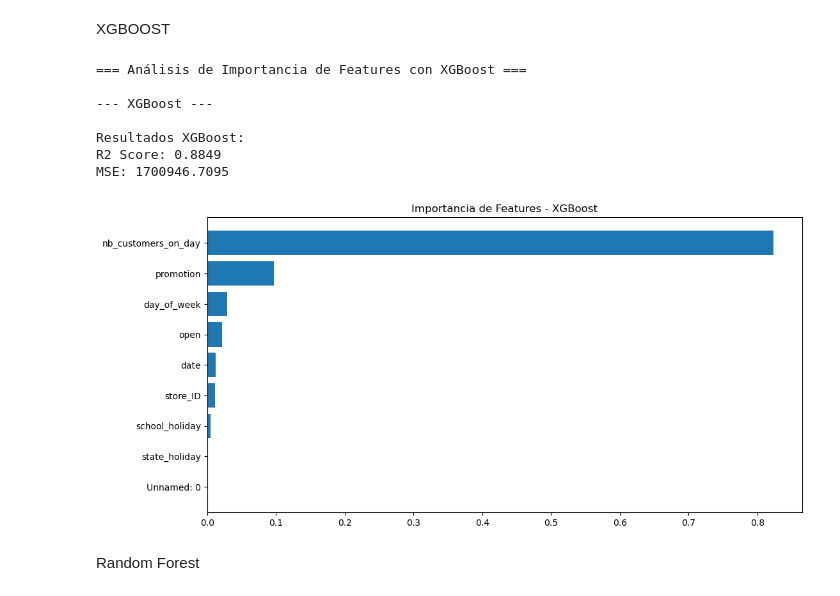
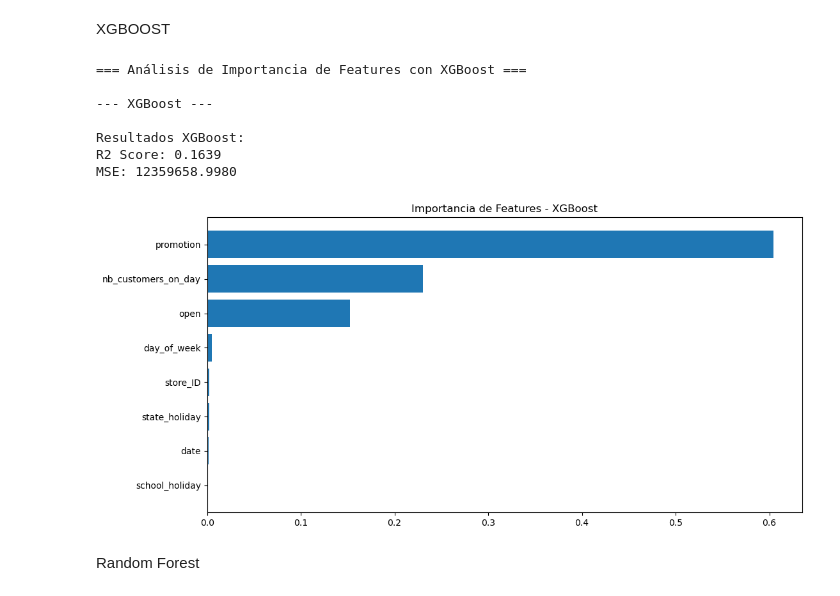
Before and after one commit to cindymart/mini-project-iron-kaggle, a Jupyter notebook: code/main.ipynb, the cells around one changed output. Saved outputs shown, nothing was run; the diff lists cells and outputs as text; code cells hidden in the pictures.

```diff
--- a/code/main.ipynb
+++ b/code/main.ipynb
@@ -6,8 +6,19 @@ Importar Data
 
 import numpy as np
 import pandas as pd
+import seaborn as sns
+import matplotlib.pyplot as plt
+import xgboost as xgb
+import warnings
 
-salesDF = pd.read_csv('../data/sales.csv')
+from sklearn.model_selection import train_test_split
+from sklearn.linear_model import LinearRegression
+from sklearn.metrics import mean_squared_error, r2_score, mean_absolute_error
+from sklearn.ensemble import RandomForestRegressor
+
+warnings.filterwarnings('ignore')
+
+salesDF = pd.read_csv('../data/sales.csv', index_col=0)
 # %% [markdown]
 Entender el dataset
 # %%
@@ -114,8 +124,9 @@ dtype: float64
 # %% [markdown]
 Convertir fecha a timestamp int64
 # %%
-# Convertir la fecha a timestamp
-sales_cleaned['date'] = pd.to_datetime(sales_cleaned['date'], format='%Y-%m-%d').astype(np.int64) // 10**9
+
+sales_cleaned['date'] = sales_cleaned['date'].str[5:7]
+sales_cleaned['date']= sales_cleaned['date'].astype(int)
 
 # Verificar el cambio de date
 print("\nTipo de datos de la columna date después de la conversión:")
@@ -130,8 +141,8 @@ Convertir state_holiday a int64
 good_state_holiday = {
     '0': 0,
     'a': 1,
-    'b': 2,
-    'c': 3
+    'b': 1,
+    'c': 1
 }
 
 # Convertir state_holiday a números y asegurar tipo int64
@@ -180,21 +189,3 @@ y = sales_cleaned['sales']  # Variable objetivo
 X_train, X_test, y_train, y_test = train_test_split(X, y, test_size=0.2, random_state=42)
 # %% [markdown]
 LINEAR REGRESSION
-# %%
-# Entrenar modelo
-model = LinearRegression()
-model.fit(X_train, y_train)
-
-# Predecir y evaluar
-y_pred = model.predict(X_test)
-print("\nResultados del modelo de Regresión Lineal:")
-print(f"R2 Score: {r2_score(y_test, y_pred):.4f}")
-print(f"MSE: {mean_squared_error(y_test, y_pred):.4f}")
-
-# Importancia de las características
-feature_importance = pd.DataFrame({
-    'feature': X.columns,
-    'importance': abs(model.coef_)
-})
-print("\nImportancia de características:")
-print(feature_importance.sort_values('importance', ascending=False))
@@ -218,8 +255,7 @@ Importancia de características:
 XGBOOST
 # %%
 # Importar las librerías necesarias
-import xgboost as xgb
-from sklearn.metrics import mean_squared_error, r2_score
+
 
 print("\n=== Análisis de Importancia de Features con XGBoost ===")
 
@@ -229,37 +265,37 @@ print("\n--- XGBoost ---")
 params_xgb = {
     'n_estimators': 100,
     'learning_rate': 0.1,
-    'max_depth': 3,
+    'max_depth': 15,
     'random_state': 42
 }
 
 # Instanciar y entrenar modelo XGBoost
 model_xgb = xgb.XGBRegressor(**params_xgb)
 model_xgb.fit(X_train, y_train)
 
 # Hacer predicciones
 y_pred_xgb = model_xgb.predict(X_test)
 
 # Evaluar modelo
 print("\nResultados XGBoost:")
 print(f"R2 Score: {r2_score(y_test, y_pred_xgb):.4f}")
 print(f"MSE: {mean_squared_error(y_test, y_pred_xgb):.4f}")
 
 # Visualizar importancia de features con XGBoost
 plt.figure(figsize=(12, 6))
 sorted_idx = model_xgb.feature_importances_.argsort()
 plt.barh(X.columns[sorted_idx], model_xgb.feature_importances_[sorted_idx])
 plt.title('Importancia de Features - XGBoost')
 plt.show()
 # %% [output]
 === Análisis de Importancia de Features con XGBoost ===
 
 --- XGBoost ---
 
 Resultados XGBoost:
-R2 Score: 0.8849
-MSE: 1700946.7095
+R2 Score: 0.1639
+MSE: 12359658.9980
-[figure, old version]
+[figure, new version]
 # %% [markdown]
 Random Forest
 # %%
```
Also changed, not shown: parts of 9 cells of this notebook, 2 other files.
